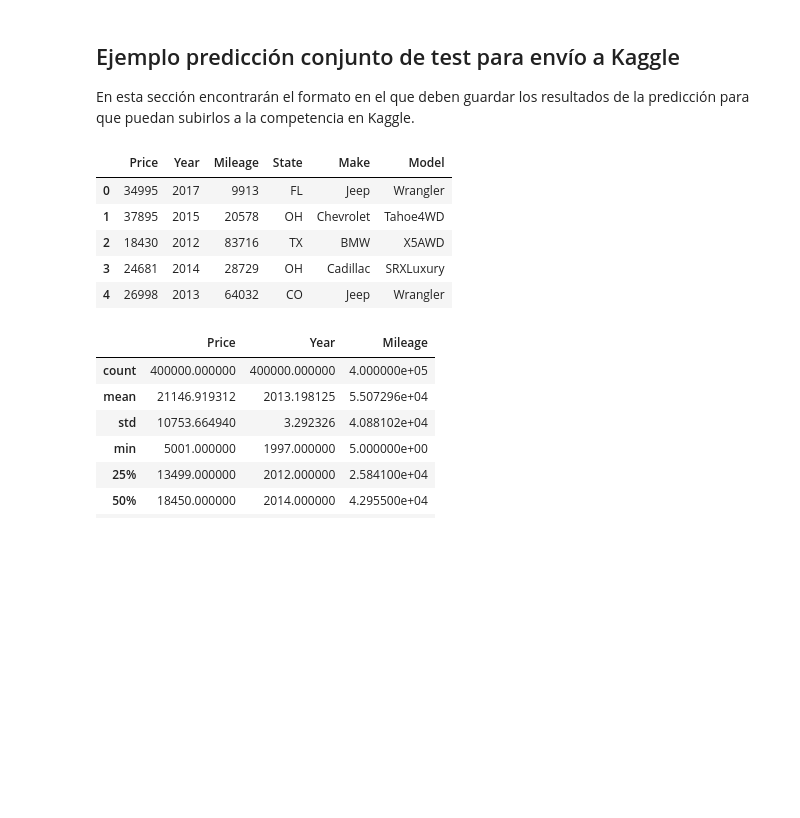
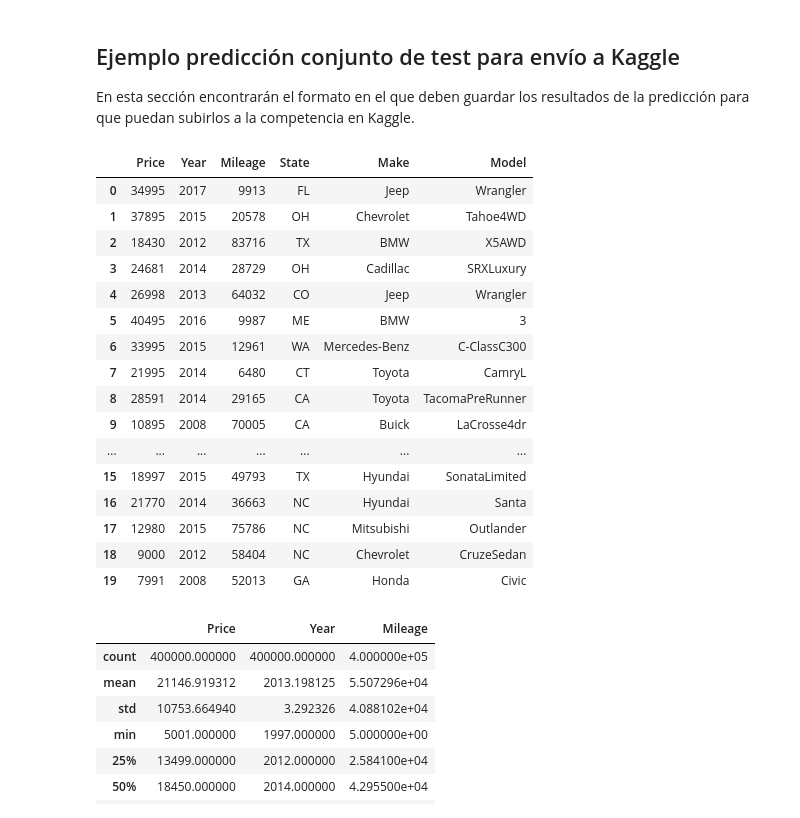
Before and after one commit to PedrazaDuban/MIAD_ML_NLP_2023, a Jupyter notebook: Semana 3/S3P1_proyecto1_V1.0.ipynb, the cells around one changed output. Saved outputs shown, nothing was run; the diff lists cells and outputs as text; code cells hidden in the pictures; blank space fills up the shorter version.

```diff
--- a/Semana 3/S3P1_proyecto1_V1.0.ipynb
+++ b/Semana 3/S3P1_proyecto1_V1.0.ipynb
@@ -30,14 +30,25 @@ dataTraining = pd.read_csv('https://raw.githubusercontent.com/davidzarruk/MIAD_M
 dataTesting = pd.read_csv('https://raw.githubusercontent.com/davidzarruk/MIAD_ML_NLP_2023/main/datasets/dataTest_carListings.zip', index_col=0)
 # %%
 # Visualización datos de entrenamiento
-dataTraining.head()
+dataTraining.head(20)
 # %% [output]
 |  | Price | Year | Mileage | State | Make | Model |
 | 0 | 34995 | 2017 | 9913 | FL | Jeep | Wrangler |
 | 1 | 37895 | 2015 | 20578 | OH | Chevrolet | Tahoe4WD |
 | 2 | 18430 | 2012 | 83716 | TX | BMW | X5AWD |
 | 3 | 24681 | 2014 | 28729 | OH | Cadillac | SRXLuxury |
 | 4 | 26998 | 2013 | 64032 | CO | Jeep | Wrangler |
+| 5 | 40495 | 2016 | 9987 | ME | BMW | 3 |
+| 6 | 33995 | 2015 | 12961 | WA | Mercedes-Benz | C-ClassC300 |
+| 7 | 21995 | 2014 | 6480 | CT | Toyota | CamryL |
+| 8 | 28591 | 2014 | 29165 | CA | Toyota | TacomaPreRunner |
+| 9 | 10895 | 2008 | 70005 | CA | Buick | LaCrosse4dr |
+| ... | ... | ... | ... | ... | ... | ... |
+| 15 | 18997 | 2015 | 49793 | TX | Hyundai | SonataLimited |
+| 16 | 21770 | 2014 | 36663 | NC | Hyundai | Santa |
+| 17 | 12980 | 2015 | 75786 | NC | Mitsubishi | Outlander |
+| 18 | 9000 | 2012 | 58404 | NC | Chevrolet | CruzeSedan |
+| 19 | 7991 | 2008 | 52013 | GA | Honda | Civic |
 # %%
 dataTraining.describe()
 # %% [output]
```
Also changed, not shown: parts of 8 cells of this notebook, 6 other files.
